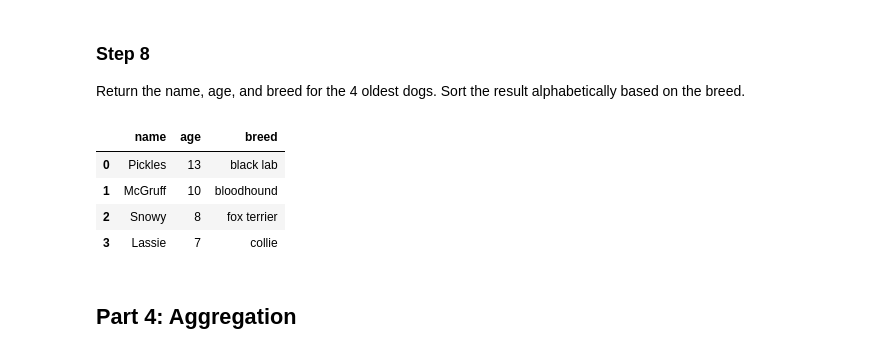
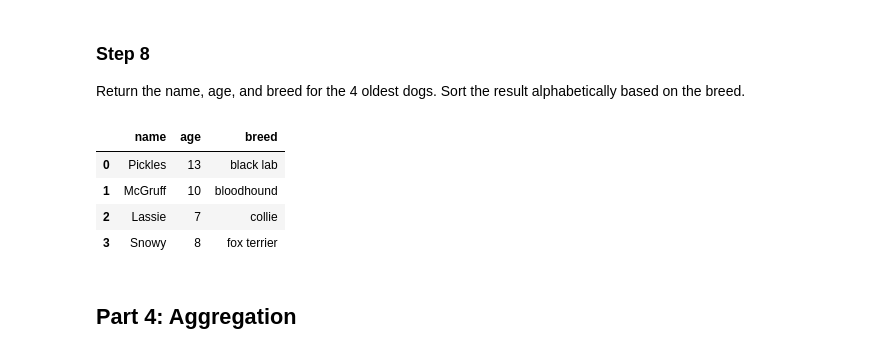
Before and after one commit to pinkbricks/DS_Course1_Week1_Module2_SQLQueries, a Jupyter notebook: SQLFilterOrderGroupLab.ipynb, the cells around one changed output. Saved outputs shown, nothing was run; the diff lists cells and outputs as text; code cells hidden in the pictures.

```diff
--- a/SQLFilterOrderGroupLab.ipynb
+++ b/SQLFilterOrderGroupLab.ipynb
@@ -196,21 +194,20 @@ Return the name, age, and breed for the 4 oldest dogs. Sort the result alphabeti
 # %%
 # CodeGrade step8
 # Replace None with your code
 query = """
-SELECT
-    name, age, breed
+SELECT name, age, breed
 FROM dogs
-ORDER BY age DESC, name ASC
-LIMIT 4
+WHERE age >= (SELECT age FROM dogs ORDER BY age DESC LIMIT 1 OFFSET 3)
+ORDER BY breed;
 """
 df_4_oldest = pd.read_sql(query, conn2)
 df_4_oldest
 # %% [output]
 |  | name | age | breed |
 | 0 | Pickles | 13 | black lab |
 | 1 | McGruff | 10 | bloodhound |
-| 2 | Snowy | 8 | fox terrier |
-| 3 | Lassie | 7 | collie |
+| 2 | Lassie | 7 | collie |
+| 3 | Snowy | 8 | fox terrier |
 # %% [markdown]
 ## Part 4: Aggregation
 # %% [markdown]
```
Also changed, not shown: parts of 2 cells of this notebook.
